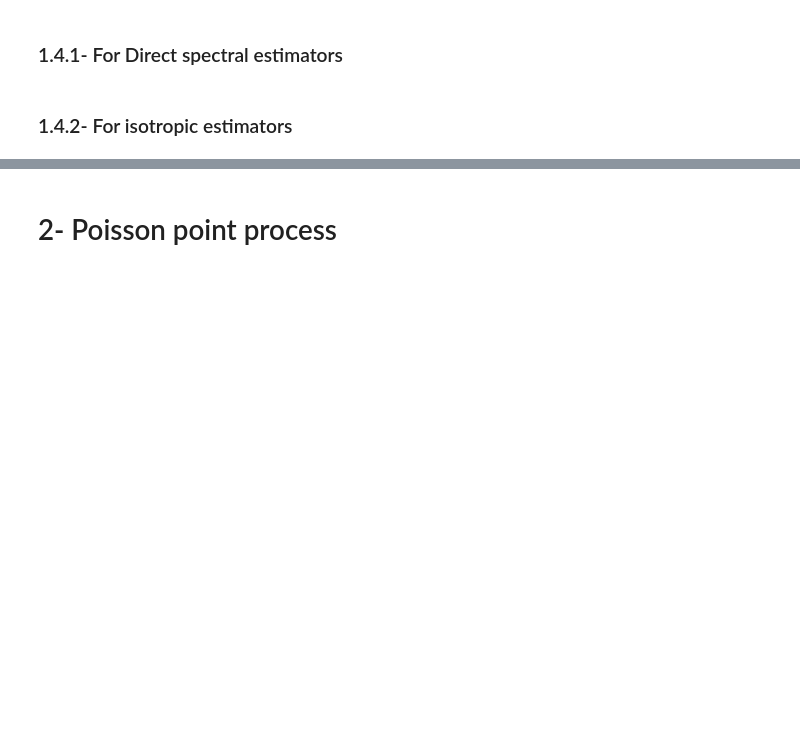
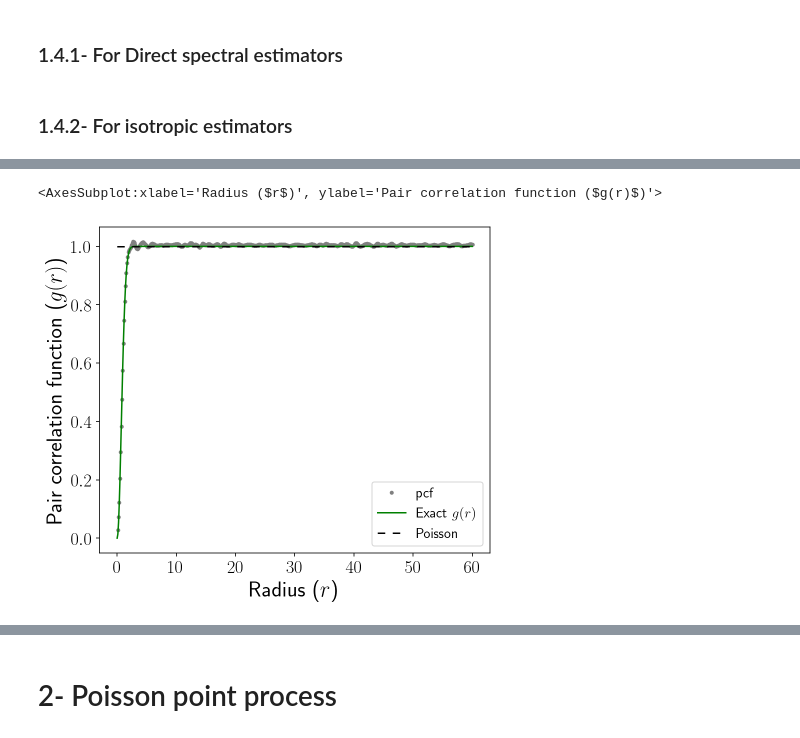
Before and after one commit to For-a-few-DPPs-more/structure-factor, a Jupyter notebook: notebooks/paper_notebook/new_paper_notebook.ipynb, the cells around one changed output, grey strips where cells are left out. Saved outputs shown, nothing was run; the diff lists cells and outputs as text; code cells hidden in the pictures; blank space fills up the shorter version.

```diff
--- a/notebooks/paper_notebook/new_paper_notebook.ipynb
+++ b/notebooks/paper_notebook/new_paper_notebook.ipynb
@@ -429,6 +435,7 @@ from structure_factor.statistics import apply_estimator
 from multiprocessing import Pool
 from functools import partial
 from structure_factor.statistics import pcf_interpolate_list
+import time
 
 start_time = time.time()
 core_num=8
@@ -438,8 +445,8 @@ k_norm_allowed = get_k_norm(ginibre_ball_pp_list[0], n_allowed_k_norm=n_allowed_
 
 if __name__ == "__main__":
     # Bartlett's isotropic estimator
-    s_bi = ginibre_ball_statistics.sample_approximation(estimator="bartlett_isotropic_estimator", n_allowed_k_norm=n_allowed_k_norm)
+    #s_bi = ginibre_ball_statistics.sample_approximation(estimator="bartlett_isotropic_estimator", n_allowed_k_norm=n_allowed_k_norm)
     # list pcf
-    pcf_list = ginibre_ball_statistics.sample_pcf_approximation(method="fv", Kest=dict(rmax=35), fv=dict(method="b", spar=0.1))
+    pcf_list = ginibre_ball_statistics.sample_pcf_approximation(method="fv", Kest=dict(rmax=60, correction="Ripley"), fv=dict(method="b", spar=0.1))
 
 print("--- %s seconds ---" % (time.time() - start_time))
@@ -446,3 +462,10 @@ print("--- %s seconds ---" % (time.time() - start_time))
+# %%
+pcf.plot(pcf_list[0], exact_pcf=utils.pair_correlation_function_ginibre, figsize=(7,6),
+         color=['grey', 'b', 'darkcyan'], style=[".", "*", "^"],
+         file_name="pcf_ppp_ginibre.png")
+# %% [output]
+<AxesSubplot:xlabel='Radius ($r$)', ylabel='Pair correlation function ($g(r)$)'>
+[figure, added]
 # %%
 s = len(pcf_list)
 # interpolate pcf
```
Also changed, not shown: parts of 20 cells of this notebook.
